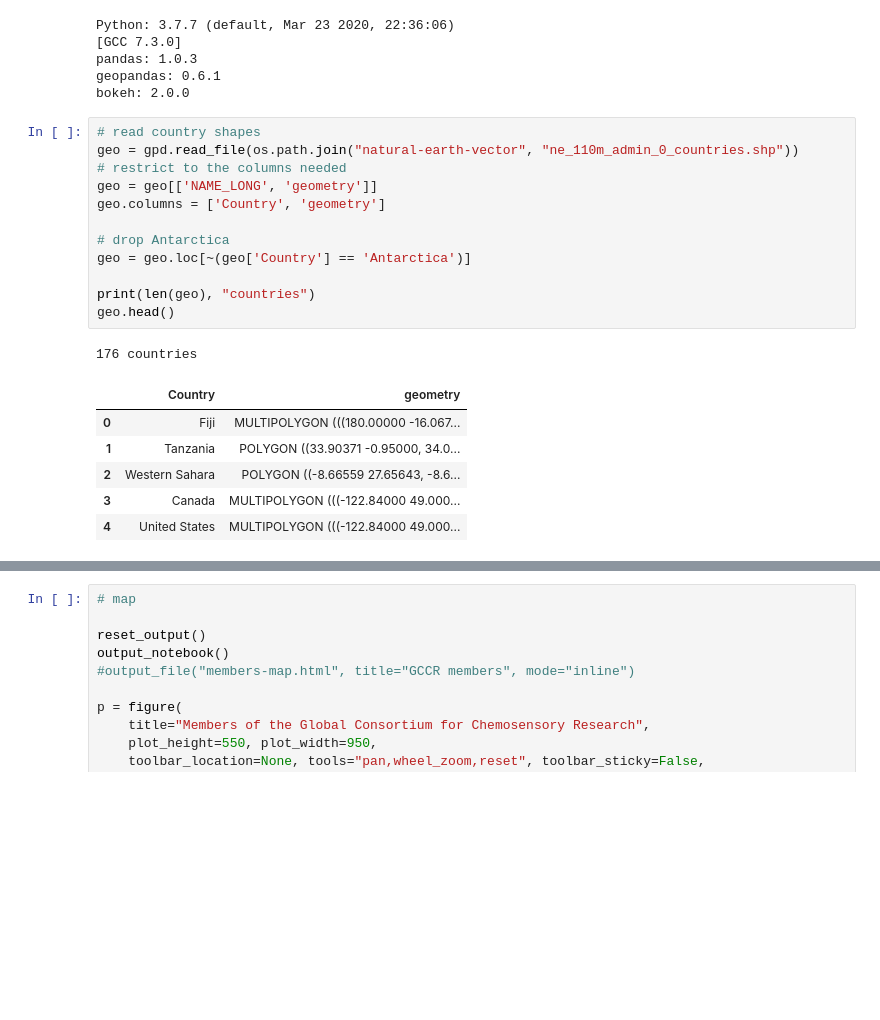
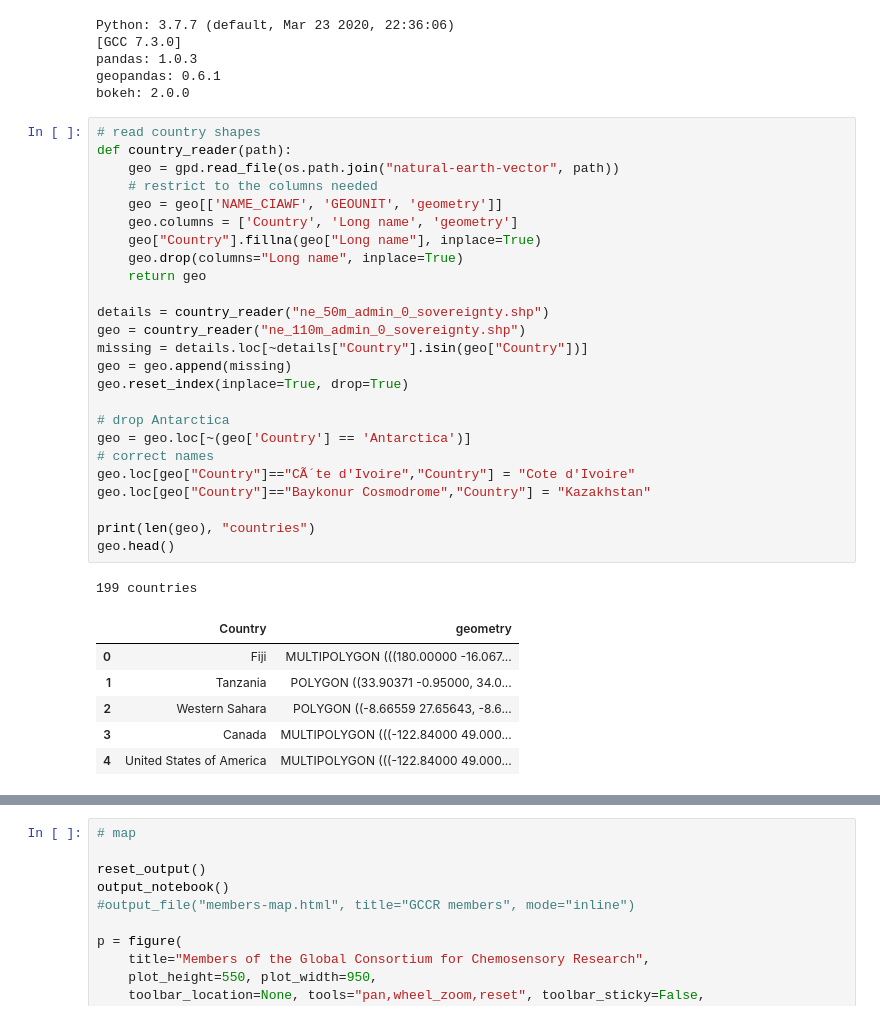
Before and after one commit to GCCR/members-map, a Jupyter notebook: choropleth-map.ipynb, the cells around one changed output, grey strips where cells are left out. Drawn from its saved outputs; the diff is of its cells as text; blank space fills up the shorter version.

Commit message:
updated the countries list + search for duplicates + new members

```diff
--- a/choropleth-map.ipynb
+++ b/choropleth-map.ipynb
@@ -31,21 +31,34 @@ geopandas: 0.6.1
 bokeh: 2.0.0
 # %%
 # read country shapes
-geo = gpd.read_file(os.path.join("natural-earth-vector", "ne_110m_admin_0_countries.shp"))
-# restrict to the columns needed
-geo = geo[['NAME_LONG', 'geometry']]
-geo.columns = ['Country', 'geometry']
+def country_reader(path):
+    geo = gpd.read_file(os.path.join("natural-earth-vector", path))
+    # restrict to the columns needed
+    geo = geo[['NAME_CIAWF', 'GEOUNIT', 'geometry']]
+    geo.columns = ['Country', 'Long name', 'geometry']
+    geo["Country"].fillna(geo["Long name"], inplace=True)
+    geo.drop(columns="Long name", inplace=True)
+    return geo
+
+details = country_reader("ne_50m_admin_0_sovereignty.shp")
+geo = country_reader("ne_110m_admin_0_sovereignty.shp")
+missing = details.loc[~details["Country"].isin(geo["Country"])]
+geo = geo.append(missing)
+geo.reset_index(inplace=True, drop=True)
 
 # drop Antarctica
 geo = geo.loc[~(geo['Country'] == 'Antarctica')]
+# correct names
+geo.loc[geo["Country"]=="CÃ´te d'Ivoire","Country"] = "Cote d'Ivoire"
+geo.loc[geo["Country"]=="Baykonur Cosmodrome","Country"] = "Kazakhstan"
 
 print(len(geo), "countries")
 geo.head()
 # %% [output]
-176 countries
+199 countries
 |  | Country | geometry |
 | 0 | Fiji | MULTIPOLYGON (((180.00000 -16.067... |
 | 1 | Tanzania | POLYGON ((33.90371 -0.95000, 34.0... |
 | 2 | Western Sahara | POLYGON ((-8.66559 27.65643, -8.6... |
 | 3 | Canada | MULTIPOLYGON (((-122.84000 49.000... |
-| 4 | United States | MULTIPOLYGON (((-122.84000 49.000... |
+| 4 | United States of America | MULTIPOLYGON (((-122.84000 49.000... |
```
Also changed, not shown: parts of 7 cells of this notebook, 20 other files.
